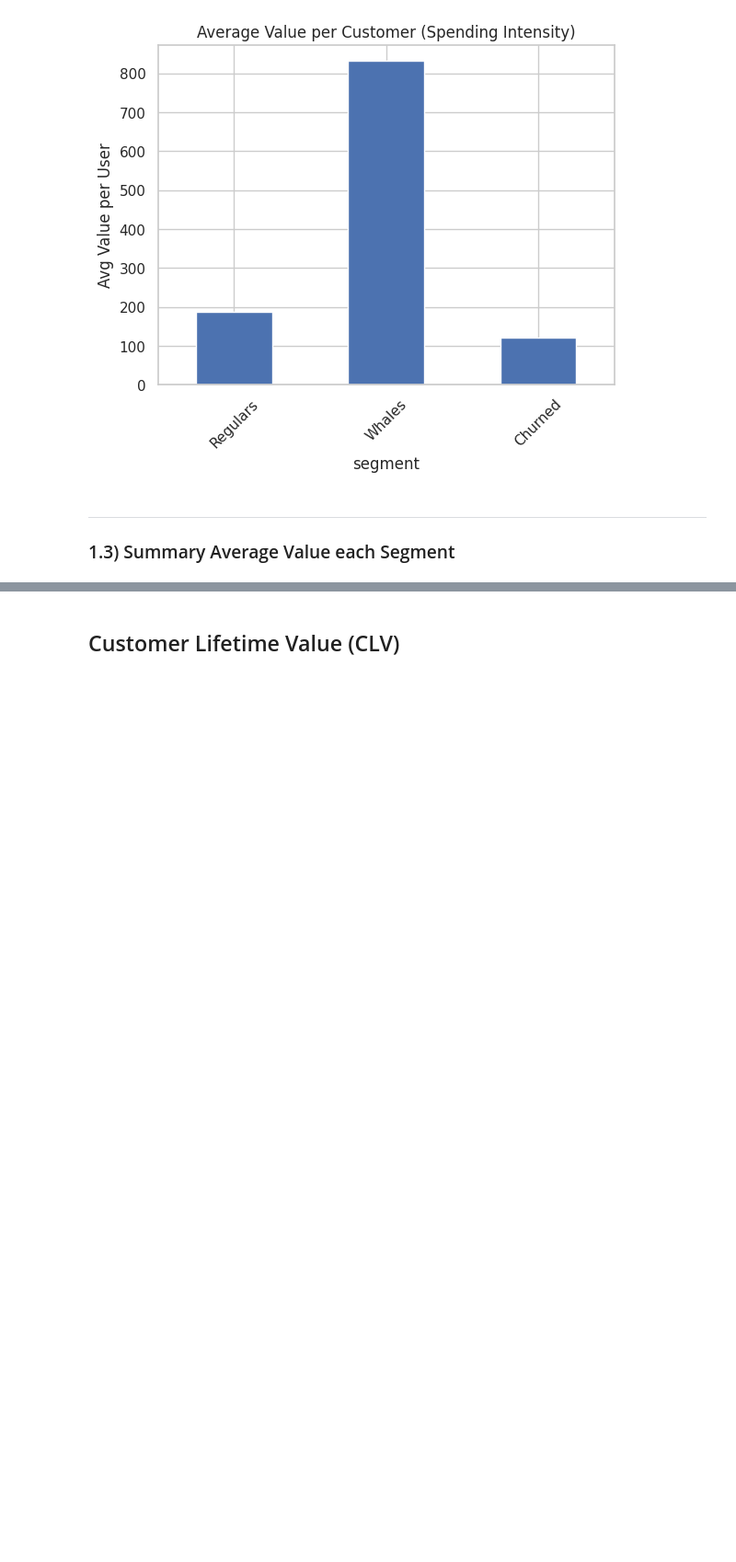
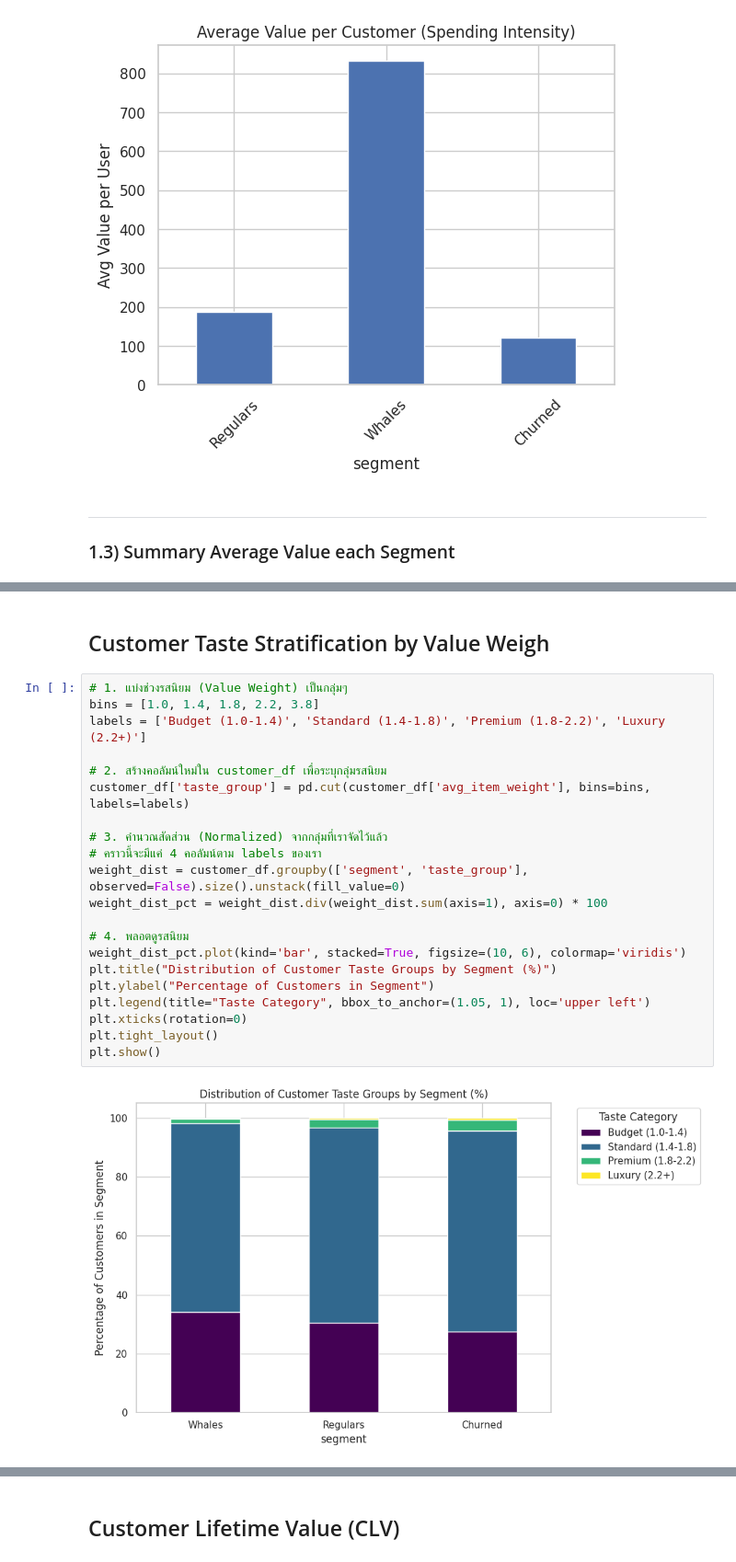
Before and after one commit to ppts2545/Instacart-Market-Basket-Analysis, a Jupyter notebook: notebooks/02_Exploratory_Data_Analysis/02a_customer_kpi_segments.ipynb, the cells around one changed output, grey strips where cells are left out. Shown at 92% size. Cells and saved outputs as stored; diff of their text form; blank space fills up the shorter version.

```diff
--- a/notebooks/02_Exploratory_Data_Analysis/02a_customer_kpi_segments.ipynb
+++ b/notebooks/02_Exploratory_Data_Analysis/02a_customer_kpi_segments.ipynb
@@ -506,0 +549,25 @@ plt.show()
+# %% [markdown]
+## Customer Taste Stratification by Value Weigh
+# %%
+# 1. แบ่งช่วงรสนิยม (Value Weight) เป็นกลุ่มๆ
+bins = [1.0, 1.4, 1.8, 2.2, 3.8]
+labels = ['Budget (1.0-1.4)', 'Standard (1.4-1.8)', 'Premium (1.8-2.2)', 'Luxury (2.2+)']
+
+# 2. สร้างคอลัมน์ใหม่ใน customer_df เพื่อระบุกลุ่มรสนิยม
+customer_df['taste_group'] = pd.cut(customer_df['avg_item_weight'], bins=bins, labels=labels)
+
+# 3. คำนวณสัดส่วน (Normalized) จากกลุ่มที่เราจัดไว้แล้ว
+# คราวนี้จะมีแค่ 4 คอลัมน์ตาม labels ของเรา
+weight_dist = customer_df.groupby(['segment', 'taste_group'], observed=False).size().unstack(fill_value=0)
+weight_dist_pct = weight_dist.div(weight_dist.sum(axis=1), axis=0) * 100
+
+# 4. พลอตดูรสนิยม
+weight_dist_pct.plot(kind='bar', stacked=True, figsize=(10, 6), colormap='viridis')
+plt.title("Distribution of Customer Taste Groups by Segment (%)")
+plt.ylabel("Percentage of Customers in Segment")
+plt.legend(title="Taste Category", bbox_to_anchor=(1.05, 1), loc='upper left')
+plt.xticks(rotation=0)
+plt.tight_layout()
+plt.show()
+# %% [output]
+[figure, added]
```
Also changed, not shown: parts of 13 cells of this notebook, 5 other files.
